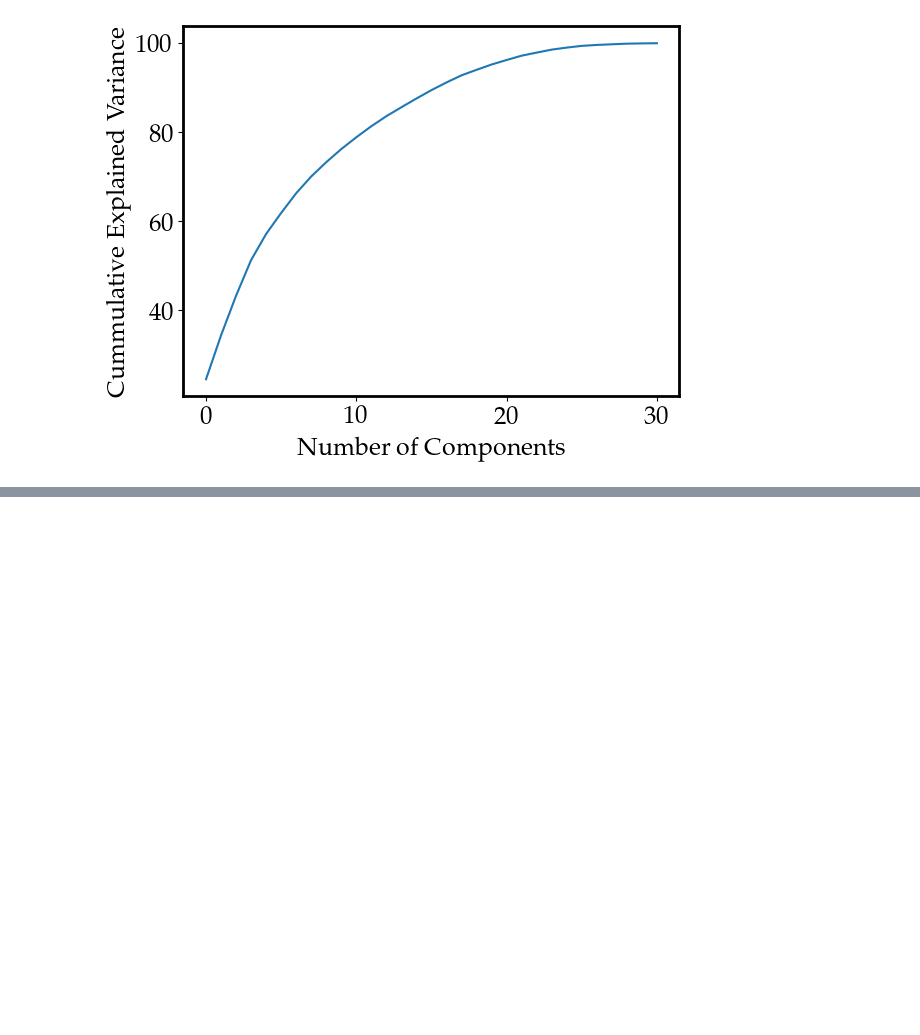
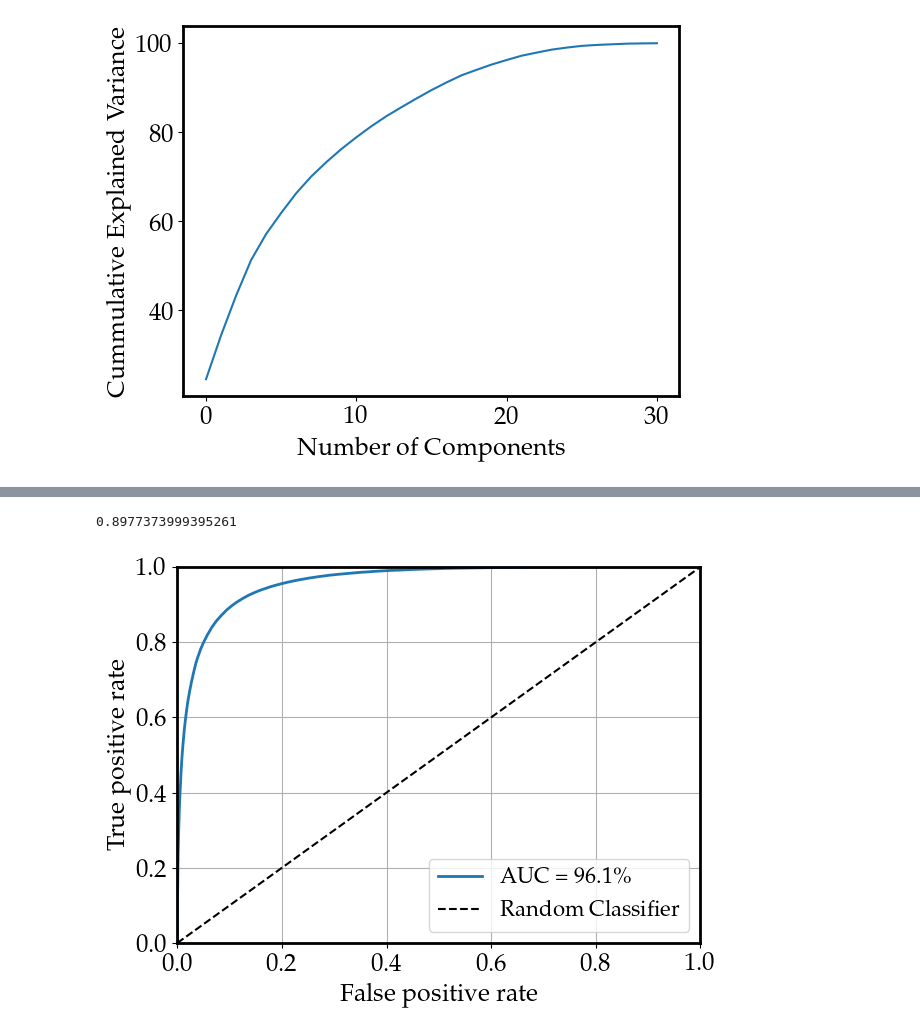
Before and after one commit to ikrommyd/PHYS549, a Jupyter notebook: model.ipynb, the cells around one changed output, grey strips where cells are left out. Cells and saved outputs as stored; diff of their text form; code cells hidden in the pictures; blank space fills up the shorter version.

```diff
--- a/model.ipynb
+++ b/model.ipynb
@@ -410,0 +437,5 @@ fig
+# %%
+bdt = XGBClassifier(booster='gbtree')
+# %%
+%%time
+bdt.fit(X_train_final.to_numpy(), y_train.to_numpy())
@@ -410,0 +455,23 @@ fig
+# %%
+bdt.score(X_train_final.to_numpy(), y_train.to_numpy())
+# %% [output]
+0.8977373999395261
+# %%
+predict_array_train = bdt.predict_proba(X_train_final)
+predict_array_test = bdt.predict_proba(X_test_final)
+fpr, tpr, threshold = roc_curve(y_test.to_numpy()[:,0], predict_array_test[:,0])
+# %%
+plt.figure()
+plt.plot(fpr, tpr, lw=2, label=f"AUC = {auc(fpr,tpr)*100:.1f}\%")
+plt.plot(np.linspace(0,1),np.linspace(0,1),color='k',ls='--',label = 'Random Classifier')
+plt.xlabel('False positive rate')
+plt.ylabel('True positive rate')
+plt.ylim(0,1)
+plt.xlim(0,1)
+plt.grid()
+plt.legend(loc='lower right')
+plt.tight_layout()
+plt.savefig('plots/ROC.pdf')
+plt.show()
+# %% [output]
+[figure, added]
```
Also changed, not shown: parts of 27 cells of this notebook, 3 other files.
